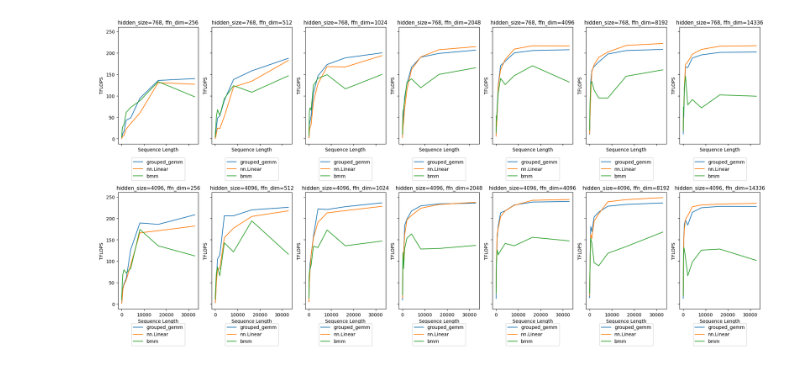
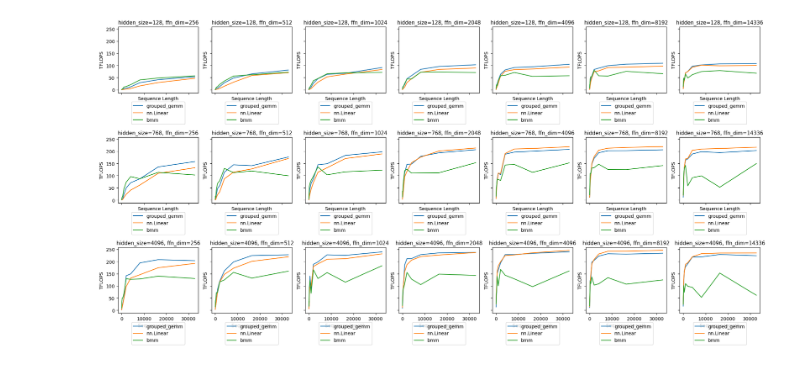
Before and after one commit to jssonx/gemm-kernel-microbenchmark, a Jupyter notebook: perf.ipynb, the cells around one changed output. Cells and saved outputs as stored; diff of their text form; code cells hidden in the pictures.

Commit message:
feat: update plots

```diff
--- a/perf.ipynb
+++ b/perf.ipynb
@@ -1,16 +1,15 @@
 # %%
 import matplotlib.pyplot as plt
-import numpy as np
 
 # Read the data file
-with open('perf.txt', 'r') as file:
+with open('perf_8_32768.txt', 'r') as file:
     data = file.read()
 
 parts = data.split('-' * 50)
 
 batch_sizes = [1]
 sequence_lengths = [32, 64, 128, 256, 512, 1024, 2048, 4096, 8192, 16384, 32768]
-hidden_sizes = [768, 4096]
+hidden_sizes = [128, 768, 4096]
 ffn_dims = [256, 512, 1024, 2048, 4096, 8192, 14336]
 
 grouped_gemm_tflops = {}
@@ -37,31 +36,31 @@ for part in parts:
     for line in lines:
         if 'TFLOPS (grouped_gemm):' in line:
             grouped_gemm_tflops[(batch_size, hidden_size, ffn_dim)].append(float(line.split(':')[1]))
         elif 'TFLOPS (nn.Linear):' in line:
             nn_linear_tflops[(batch_size, hidden_size, ffn_dim)].append(float(line.split(':')[1]))
         elif 'TFLOPS (bmm):' in line:
             bmm_tflops[(batch_size, hidden_size, ffn_dim)].append(float(line.split(':')[1]))
 
 # Create subplots for each parameter combination
 fig, axs = plt.subplots(len(hidden_sizes), len(ffn_dims), figsize=(20, 10), sharex=True, sharey=True)
 
 for i, hidden_size in enumerate(hidden_sizes):
     for j, ffn_dim in enumerate(ffn_dims):
         ax = axs[i, j]
 
         for batch_size in batch_sizes:
             key = (batch_size, hidden_size, ffn_dim)
             if key in grouped_gemm_tflops:
                 ax.plot(sequence_lengths[:len(grouped_gemm_tflops[key])], grouped_gemm_tflops[key], label=f'grouped_gemm')
                 ax.plot(sequence_lengths[:len(nn_linear_tflops[key])], nn_linear_tflops[key], label=f'nn.Linear')
                 ax.plot(sequence_lengths[:len(bmm_tflops[key])], bmm_tflops[key], label=f'bmm')
 
         ax.set_title(f'hidden_size={hidden_size}, ffn_dim={ffn_dim}', fontsize=11)
         ax.set_xlabel('Sequence Length')
         ax.set_ylabel('TFLOPS')
         ax.legend(loc='upper center', bbox_to_anchor=(0.5, -0.1))
 
 plt.tight_layout()
 plt.show()
 # %% [output]
-[figure, old version]
+[figure, new version]
```
Also changed, not shown: parts of 1 cell of this notebook, 4 other files.
